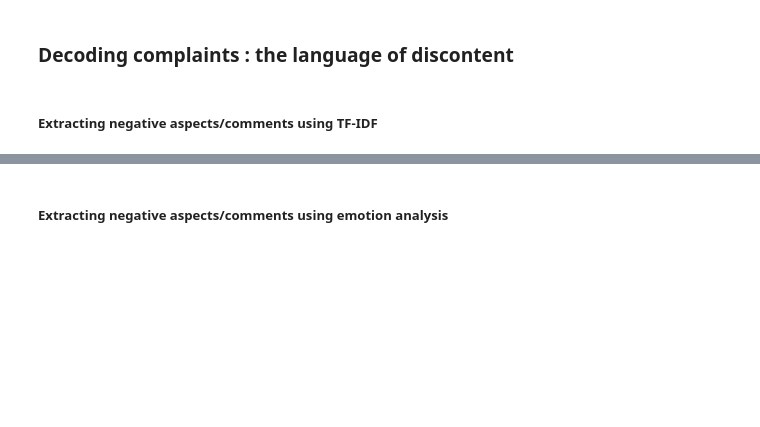
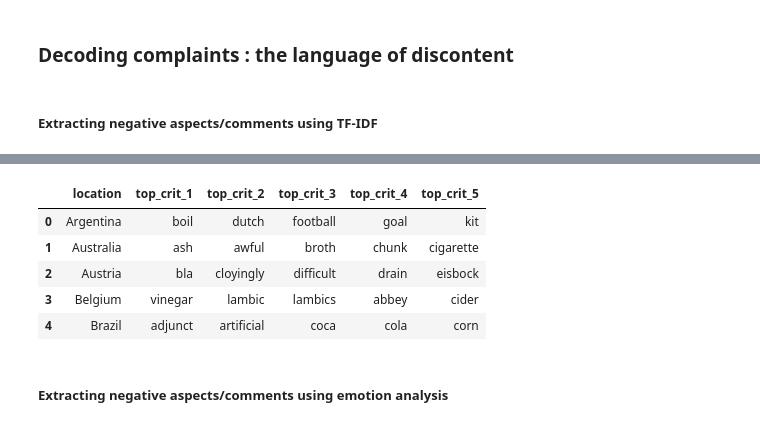
Before and after one commit to epfl-ada/ada-2024-project-awesomedataanalysts, a Jupyter notebook: milestone-3.ipynb, the cells around one changed output, grey strips where cells are left out. Saved outputs shown, nothing was run; the diff lists cells and outputs as text; code cells hidden in the pictures; blank space fills up the shorter version.

```diff
--- a/milestone-3.ipynb
+++ b/milestone-3.ipynb
@@ -98,3 +135,12 @@ plt.show()
+# %%
+top_attributes(beers, column_prefix="crit_").head()
+# %% [output]
+|  | location | top_crit_1 | top_crit_2 | top_crit_3 | top_crit_4 | top_crit_5 |
+| 0 | Argentina | boil | dutch | football | goal | kit |
+| 1 | Australia | ash | awful | broth | chunk | cigarette |
+| 2 | Austria | bla | cloyingly | difficult | drain | eisbock |
+| 3 | Belgium | vinegar | lambic | lambics | abbey | cider |
+| 4 | Brazil | adjunct | artificial | coca | cola | corn |
 # %% [markdown]
 ##### Extracting negative aspects/comments using emotion analysis
 # %%
```
Also changed, not shown: parts of 3 cells of this notebook, 2 other files.
